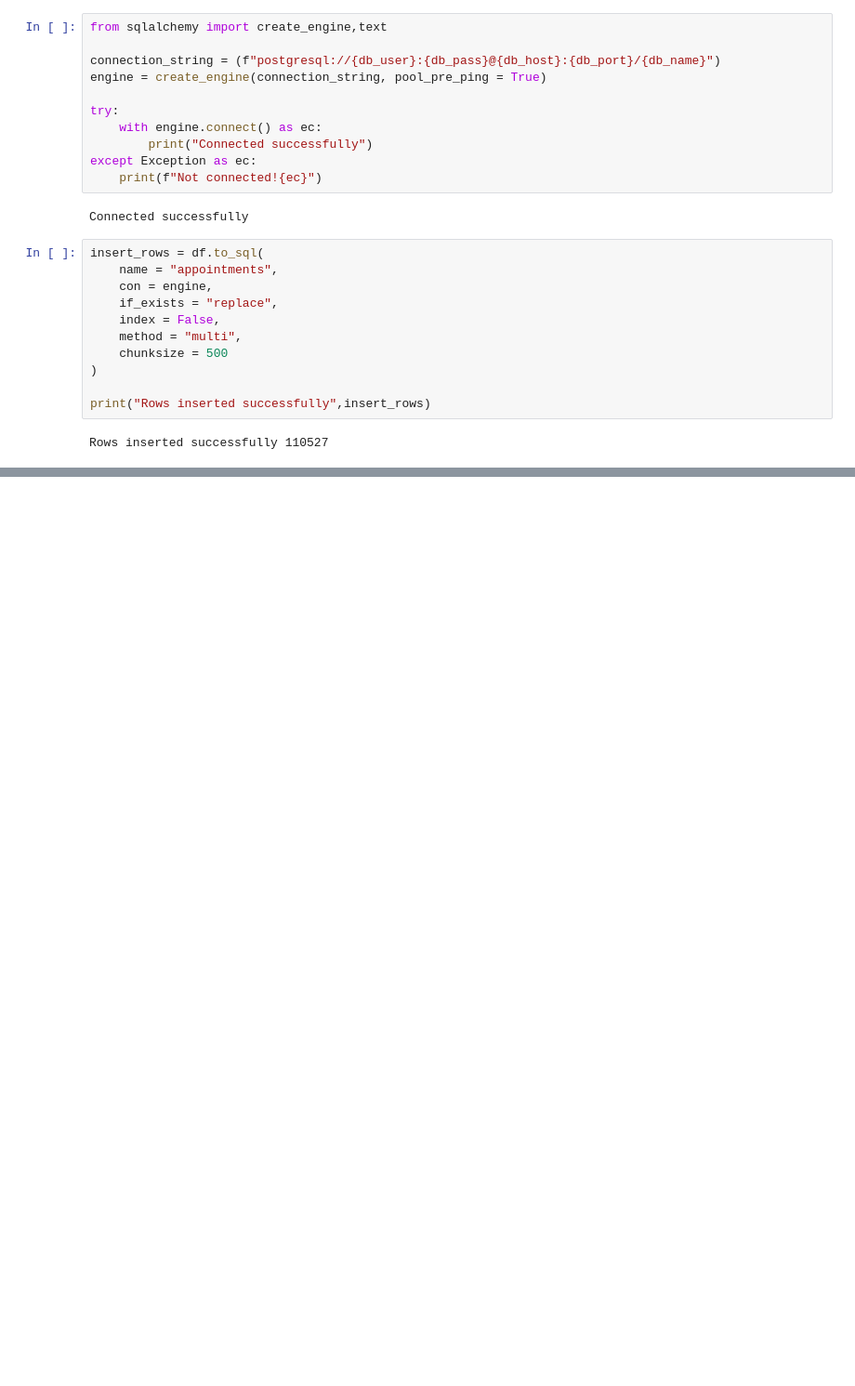
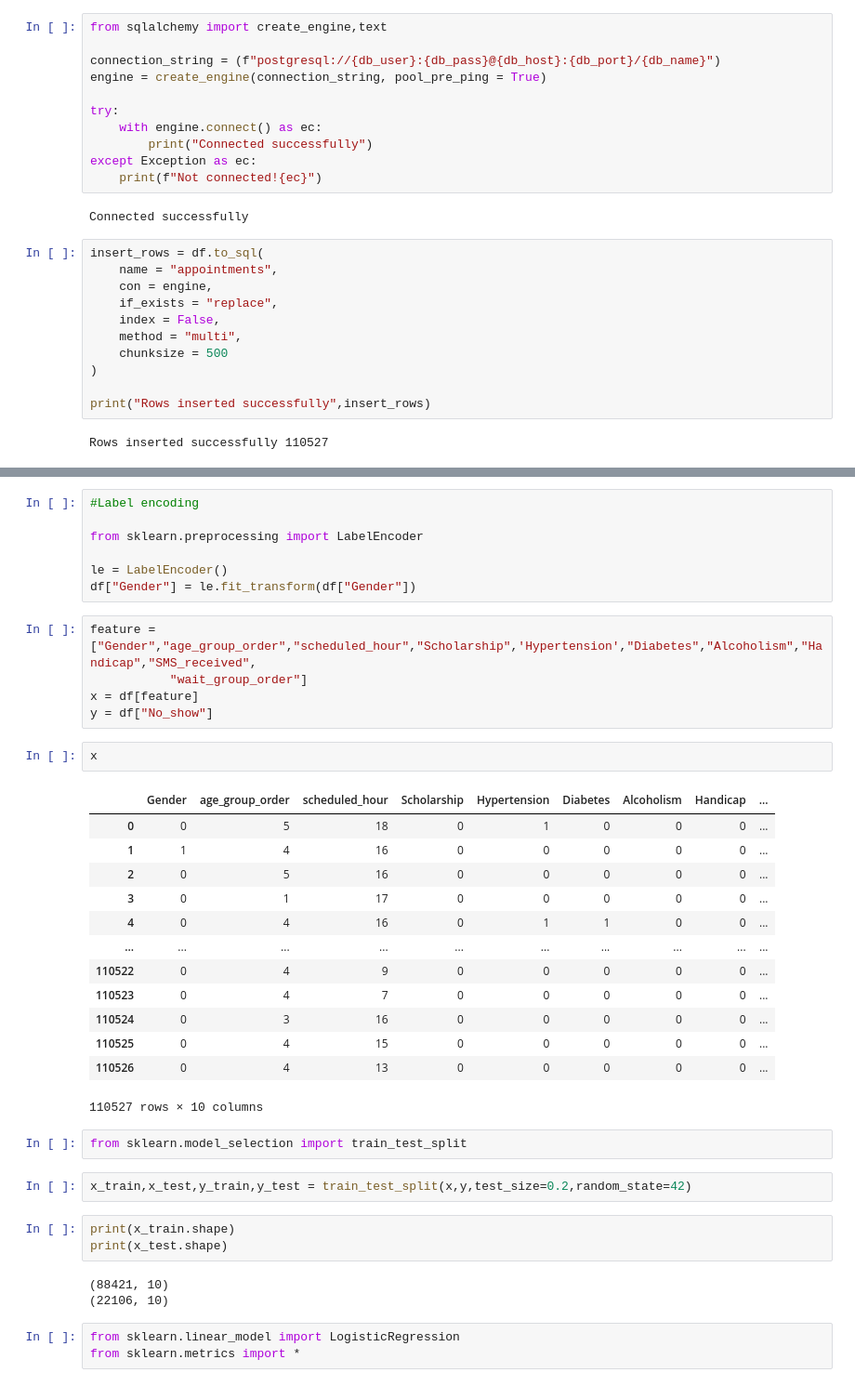
Before and after one commit to Kuldip-Lakhtariya/Medical_appointment, a Jupyter notebook: hospital_noshow_eda.ipynb, the cells around one changed output, grey strips where cells are left out. Shown at 93% size. Cells and saved outputs as stored; diff of their text form; blank space fills up the shorter version.

```diff
--- a/hospital_noshow_eda.ipynb
+++ b/hospital_noshow_eda.ipynb
@@ -572,0 +604,41 @@ Rows inserted successfully 110527
+# %%
+#Label encoding
+
+from sklearn.preprocessing import LabelEncoder
+
+le = LabelEncoder()
+df["Gender"] = le.fit_transform(df["Gender"])
+# %%
+feature = ["Gender","age_group_order","scheduled_hour","Scholarship",'Hypertension',"Diabetes","Alcoholism","Handicap","SMS_received",
+           "wait_group_order"]
+x = df[feature]
+y = df["No_show"]
+# %%
+x
+# %% [output]
+|  | Gender | age_group_order | scheduled_hour | Scholarship | Hypertension | Diabetes | Alcoholism | Handicap | ... |
+| 0 | 0 | 5 | 18 | 0 | 1 | 0 | 0 | 0 | ... |
+| 1 | 1 | 4 | 16 | 0 | 0 | 0 | 0 | 0 | ... |
+| 2 | 0 | 5 | 16 | 0 | 0 | 0 | 0 | 0 | ... |
+| 3 | 0 | 1 | 17 | 0 | 0 | 0 | 0 | 0 | ... |
+| 4 | 0 | 4 | 16 | 0 | 1 | 1 | 0 | 0 | ... |
+| ... | ... | ... | ... | ... | ... | ... | ... | ... | ... |
+| 110522 | 0 | 4 | 9 | 0 | 0 | 0 | 0 | 0 | ... |
+| 110523 | 0 | 4 | 7 | 0 | 0 | 0 | 0 | 0 | ... |
+| 110524 | 0 | 3 | 16 | 0 | 0 | 0 | 0 | 0 | ... |
+| 110525 | 0 | 4 | 15 | 0 | 0 | 0 | 0 | 0 | ... |
+| 110526 | 0 | 4 | 13 | 0 | 0 | 0 | 0 | 0 | ... |
+110527 rows × 10 columns
+# %%
+from sklearn.model_selection import train_test_split
+# %%
+x_train,x_test,y_train,y_test = train_test_split(x,y,test_size=0.2,random_state=42)
+# %%
+print(x_train.shape)
+print(x_test.shape)
+# %% [output]
+(88421, 10)
+(22106, 10)
+# %%
+from sklearn.linear_model import LogisticRegression
+from sklearn.metrics import *
```
Also changed, not shown: parts of 11 cells of this notebook.
